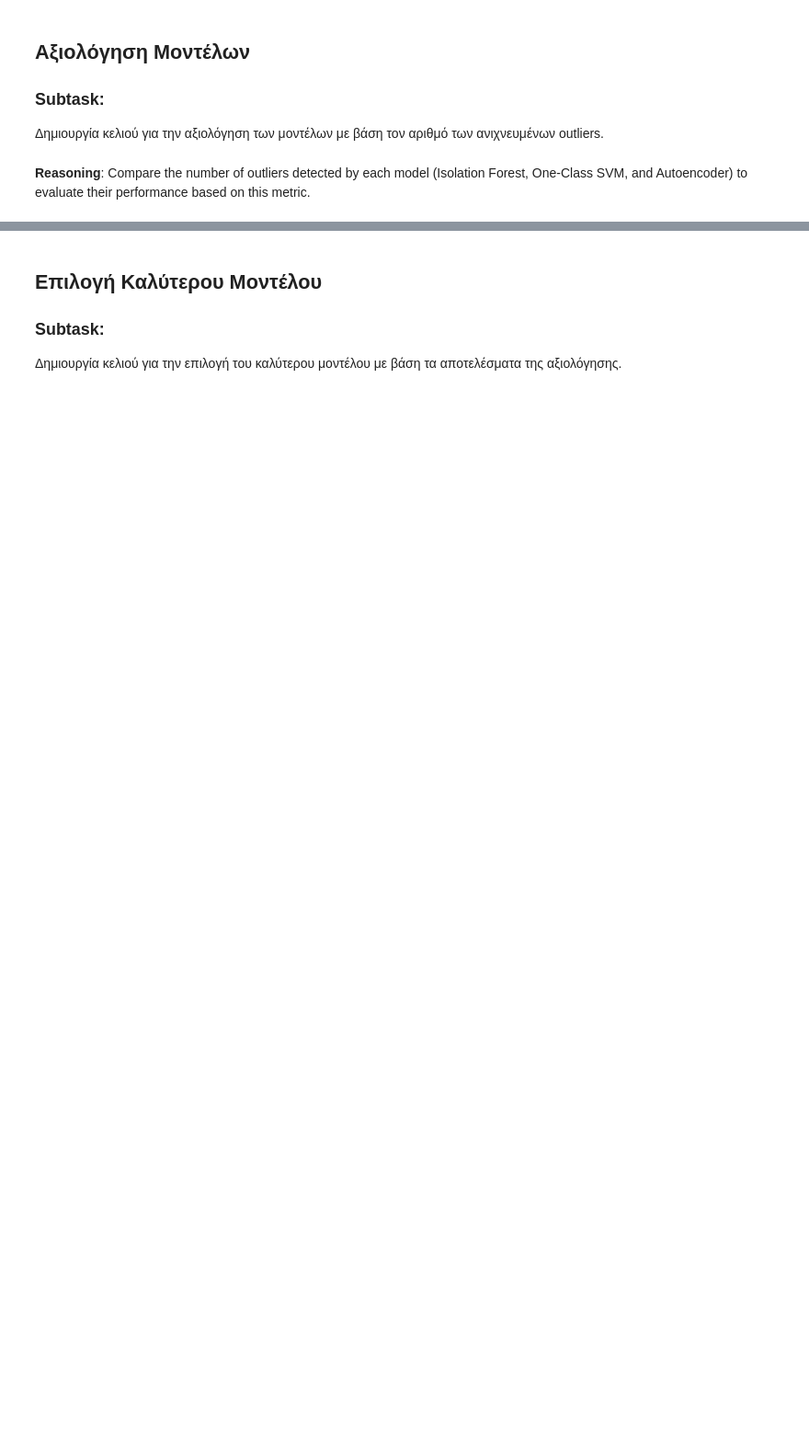
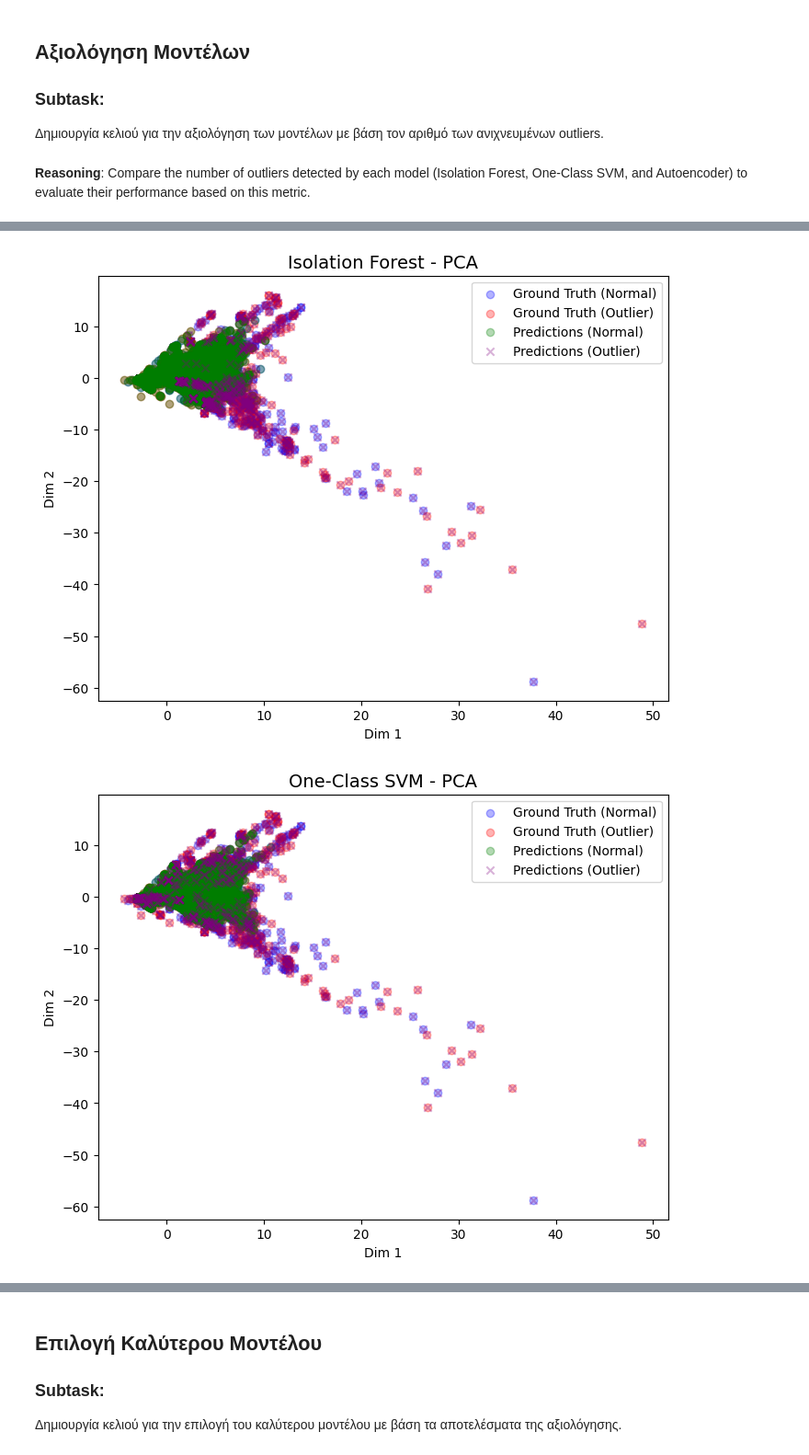
Before and after one commit to Thanasiss23/ekpa, a Jupyter notebook: DarkNet_DetectionAnomaly.ipynb, the cells around one changed output, grey strips where cells are left out. Shown at 92% size. Cells and saved outputs as stored; diff of their text form; code cells hidden in the pictures; blank space fills up the shorter version.

```diff
--- a/DarkNet_DetectionAnomaly.ipynb
+++ b/DarkNet_DetectionAnomaly.ipynb
@@ -236,0 +347,45 @@ else:
+# %%
+# 12. Οπτικοποίηση σε 2D με PCA και t-SNE
+
+from sklearn.decomposition import PCA
+from sklearn.manifold import TSNE
+
+# PCA μείωση σε 2 διαστάσεις
+pca = PCA(n_components=2)
+X_pca = pca.fit_transform(X_test)
+
+# t-SNE μείωση σε 2 διαστάσεις (πιο αργό, αλλά καλύτερη απεικόνιση)
+tsne = TSNE(n_components=2, random_state=42, perplexity=30, n_iter=1000)
+X_tsne = tsne.fit_transform(X_test)
+
+# Συνάρτηση plotting
+def plot_2d(X_2d, labels, preds, title):
+    plt.figure(figsize=(8,6))
+
+    # Plot Ground Truth (Normal in blue, Outlier in red)
+    plt.scatter(X_2d[labels == 0, 0], X_2d[labels == 0, 1], c='blue', alpha=0.3, label="Ground Truth (Normal)")
+    plt.scatter(X_2d[labels == 1, 0], X_2d[labels == 1, 1], c='red', alpha=0.3, label="Ground Truth (Outlier)")
+
+    # Plot Predictions (Normal in green 'o', Outlier in purple 'x')
+    plt.scatter(X_2d[preds == 0, 0], X_2d[preds == 0, 1], c='green', marker='o', alpha=0.3, label="Predictions (Normal)")
+    plt.scatter(X_2d[preds == 1, 0], X_2d[preds == 1, 1], c='purple', marker='x', alpha=0.3, label="Predictions (Outlier)")
+
+
+    plt.title(title, fontsize=14)
+    plt.xlabel("Dim 1")
+    plt.ylabel("Dim 2")
+    plt.legend()
+    plt.show()
+
+# PCA Visualization
+plot_2d(X_pca, y_test_numeric, y_pred_if, "Isolation Forest - PCA")
+plot_2d(X_pca, y_test_numeric, y_pred_svm, "One-Class SVM - PCA")
+plot_2d(X_pca, y_test_numeric, y_pred_ae, "Autoencoder - PCA")
+
+# t-SNE Visualization
+plot_2d(X_tsne, y_test_numeric, y_pred_if, "Isolation Forest - t-SNE")
+plot_2d(X_tsne, y_test_numeric, y_pred_svm, "One-Class SVM - t-SNE")
+plot_2d(X_tsne, y_test_numeric, y_pred_ae, "Autoencoder - t-SNE")
+# %% [output]
+[figure, added]
+[figure, added]
```
Also changed, not shown: parts of 25 cells of this notebook.
